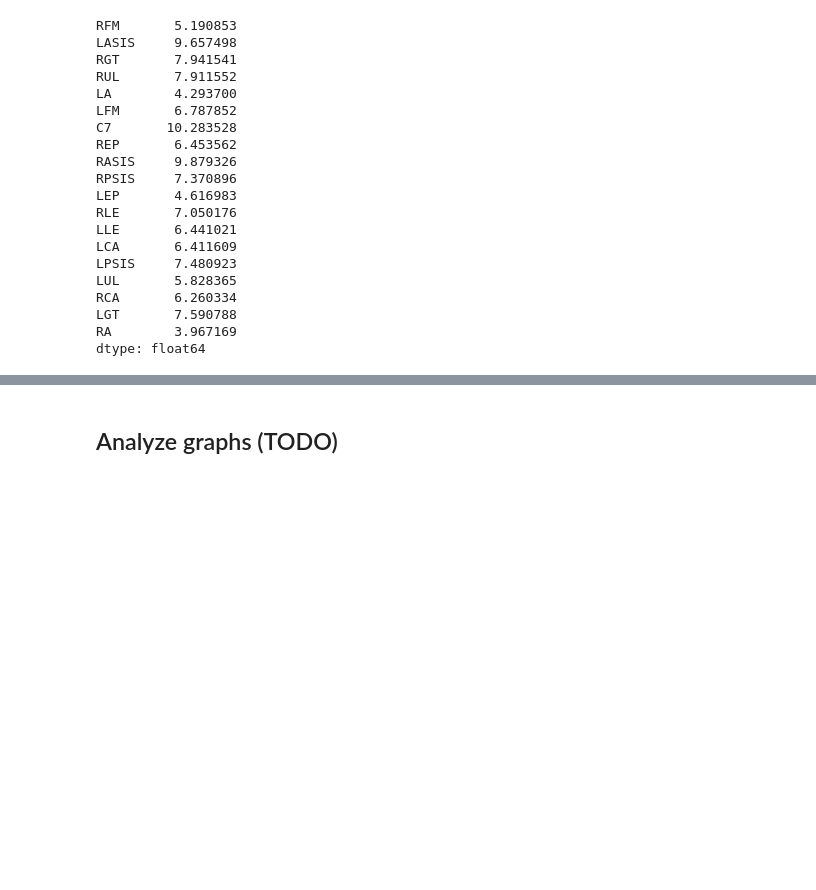
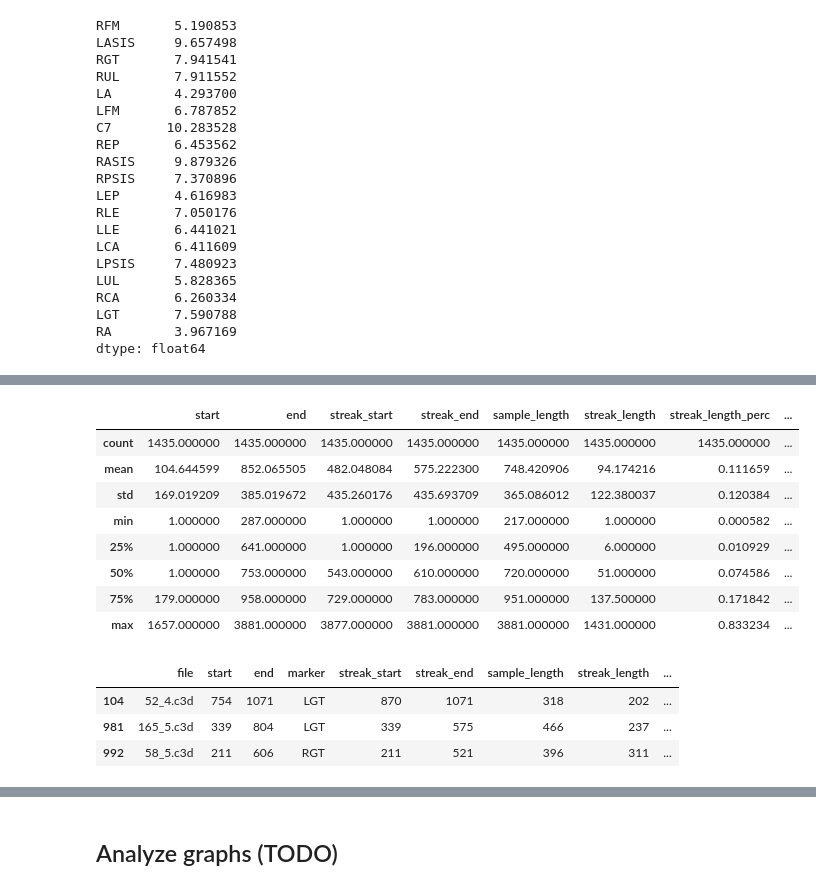
Before and after one commit to gitxchen/gaitAnalysis, a Jupyter notebook: dataAnalysis/analyze_data.ipynb, the cells around one changed output, grey strips where cells are left out. Saved outputs shown, nothing was run; the diff lists cells and outputs as text; code cells hidden in the pictures; blank space fills up the shorter version.

```diff
--- a/dataAnalysis/analyze_data.ipynb
+++ b/dataAnalysis/analyze_data.ipynb
@@ -183,0 +323,21 @@ dtype: float64
+# %%
+# Max streak_length_perc is scary, but luckily the 75th percentile is much lower
+df_bad_frames.describe()
+# %% [output]
+|  | start | end | streak_start | streak_end | sample_length | streak_length | streak_length_perc | ... |
+| count | 1435.000000 | 1435.000000 | 1435.000000 | 1435.000000 | 1435.000000 | 1435.000000 | 1435.000000 | ... |
+| mean | 104.644599 | 852.065505 | 482.048084 | 575.222300 | 748.420906 | 94.174216 | 0.111659 | ... |
+| std | 169.019209 | 385.019672 | 435.260176 | 435.693709 | 365.086012 | 122.380037 | 0.120384 | ... |
+| min | 1.000000 | 287.000000 | 1.000000 | 1.000000 | 217.000000 | 1.000000 | 0.000582 | ... |
+| 25% | 1.000000 | 641.000000 | 1.000000 | 196.000000 | 495.000000 | 6.000000 | 0.010929 | ... |
+| 50% | 1.000000 | 753.000000 | 543.000000 | 610.000000 | 720.000000 | 51.000000 | 0.074586 | ... |
+| 75% | 179.000000 | 958.000000 | 729.000000 | 783.000000 | 951.000000 | 137.500000 | 0.171842 | ... |
+| max | 1657.000000 | 3881.000000 | 3877.000000 | 3881.000000 | 3881.000000 | 1431.000000 | 0.833234 | ... |
+# %%
+# These cannot be used, they're basically missing the markers
+df_bad_frames[(df_bad_frames.streak_length_perc > 0.5) & (df_bad_frames.sample_length < 500)]
+# %% [output]
+|  | file | start | end | marker | streak_start | streak_end | sample_length | streak_length | ... |
+| 104 | 52_4.c3d | 754 | 1071 | LGT | 870 | 1071 | 318 | 202 | ... |
+| 981 | 165_5.c3d | 339 | 804 | LGT | 339 | 575 | 466 | 237 | ... |
+| 992 | 58_5.c3d | 211 | 606 | RGT | 211 | 521 | 396 | 311 | ... |
```
Also changed, not shown: parts of 9 cells of this notebook, 1 other file.
